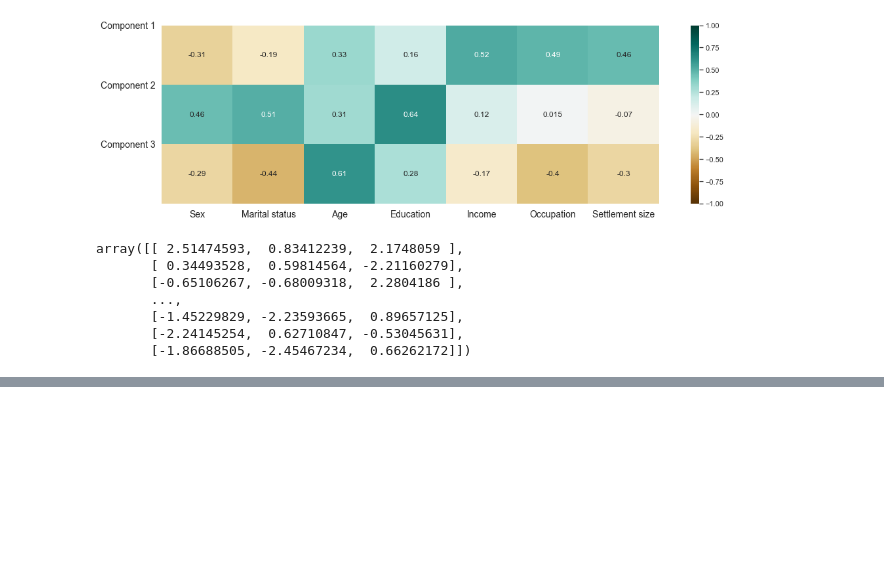
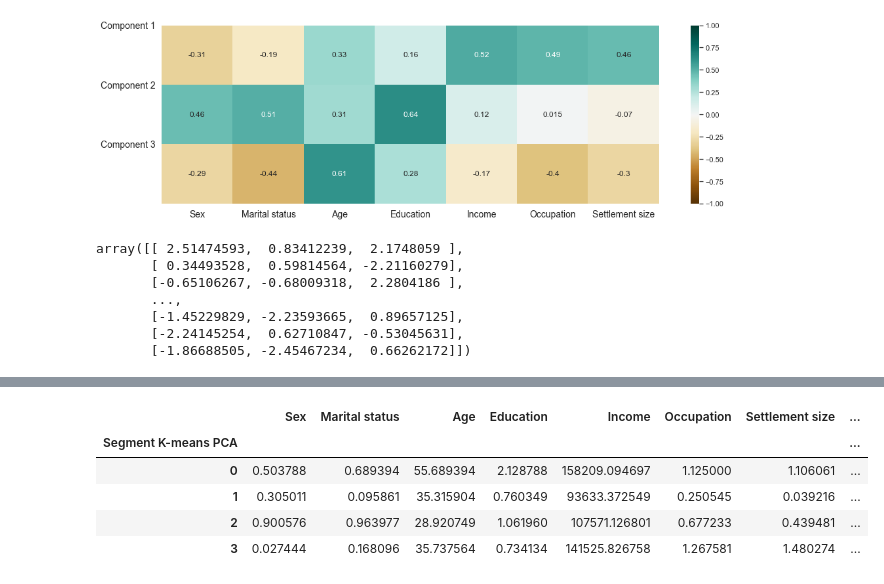
Before and after one commit to veranikaP/Customer_Analytics, a Jupyter notebook: customer_analytics.ipynb, the cells around one changed output, grey strips where cells are left out. Cells and saved outputs as stored; diff of their text form; code cells hidden in the pictures; blank space fills up the shorter version.

```diff
--- a/customer_analytics.ipynb
+++ b/customer_analytics.ipynb
@@ -273,0 +321,10 @@ scores_pca = pca.transform(segmentation_std)
+# %%
+df_segm_pca_kmeans_freq = df_segm_pca_kmeans.groupby('Segment K-means PCA').mean()
+df_segm_pca_kmeans_freq
+# %% [output]
+|  | Sex | Marital status | Age | Education | Income | Occupation | Settlement size | ... |
+| Segment K-means PCA |  |  |  |  |  |  |  | ... |
+| 0 | 0.503788 | 0.689394 | 55.689394 | 2.128788 | 158209.094697 | 1.125000 | 1.106061 | ... |
+| 1 | 0.305011 | 0.095861 | 35.315904 | 0.760349 | 93633.372549 | 0.250545 | 0.039216 | ... |
+| 2 | 0.900576 | 0.963977 | 28.920749 | 1.061960 | 107571.126801 | 0.677233 | 0.439481 | ... |
+| 3 | 0.027444 | 0.168096 | 35.737564 | 0.734134 | 141525.826758 | 1.267581 | 1.480274 | ... |
```
Also changed, not shown: parts of 12 cells of this notebook.
